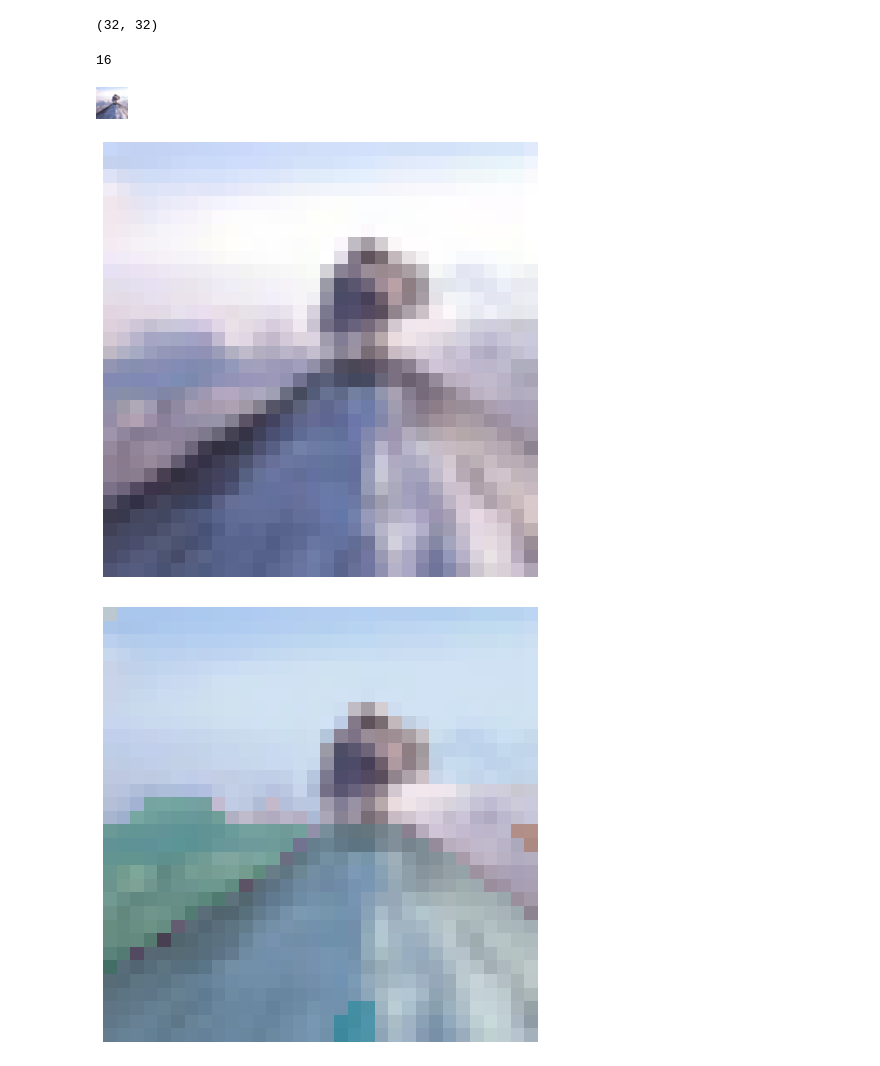
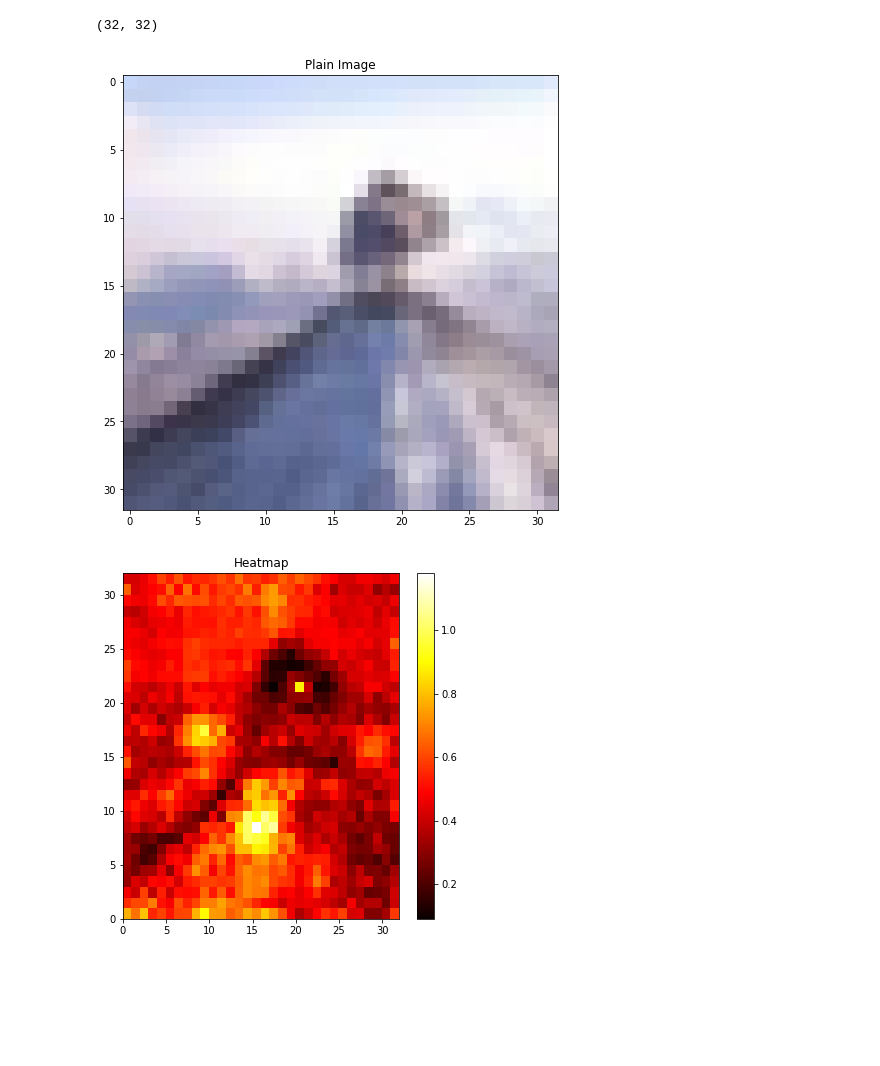
Before and after one commit to divyanshsinghvi/ShapleyInteraction4Structure, a Jupyter notebook: vision/sam.ipynb, the cells around one changed output. Cells and saved outputs as stored; diff of their text form; code cells hidden in the pictures; blank space fills up the shorter version.

```diff
--- a/vision/sam.ipynb
+++ b/vision/sam.ipynb
@@ -265,11 +246,7 @@ cv_image.shape[:-1]
 # %%
 H,W = cv_image.shape[:-1]
 # %%
-all_neighbors = get_neighbors(H, W, 2)
+all_neighbors = get_neighbors(H, W, 1)
-# %%
-len(all_neighbors[(2,2)])
-# %% [output]
-16
 # %%
 surrounding_interactions = {}
 surrounding_matrix = np.empty((32,32))
@@ -287,8 +264,5 @@ for i in range(H):
             else:
                 raise ValueError("Pair not in interactions")
         avg_int = np.mean(arr)
+        surrounding_matrix[i,j] = avg_int
         surrounding_interactions[pix_val] = avg_int
-# %%
-cifar0
-# %% [output]
-[figure, removed]
@@ -295,17 +271,27 @@ cifar0
+# %%
+png_dir = 'plots/'
 # %%
 plt.figure(figsize=(8,8))
 plt.imshow(cv_image)
-plt.axis('off')
+plt.title("Plain Image")
+plt.savefig(os.path.join(png_dir,'cifar0_plain_img.png'), bbox_inches='tight', dpi=300)
 plt.show();
 
 plt.figure(figsize=(8,8))
 plt.imshow(cv_image)
 show_img(masks)
-plt.axis('off')
-plt.show();
+plt.title("Masked Image")
+plt.savefig(os.path.join(png_dir,'cifar0_masked_img.png'), bbox_inches='tight', dpi=300)
+plt.close();
 
 
 plt.figure(figsize=(8,8))
+heatmap = plt.pcolor(surrounding_matrix[::-1], cmap='hot')
+plt.colorbar(heatmap)
+plt.title("Heatmap")
+plt.subplots_adjust(left=0.3, right=0.9, bottom=0.3, top=0.9)
+plt.savefig(os.path.join(png_dir,'cifar0_imap_img.png'), bbox_inches='tight', dpi=300)
+plt.show()
 # %% [output]
-[figure, old version]
+[figure, new version]
-[figure, old version]
+[figure, new version]
```
Also changed, not shown: parts of 13 cells of this notebook.
